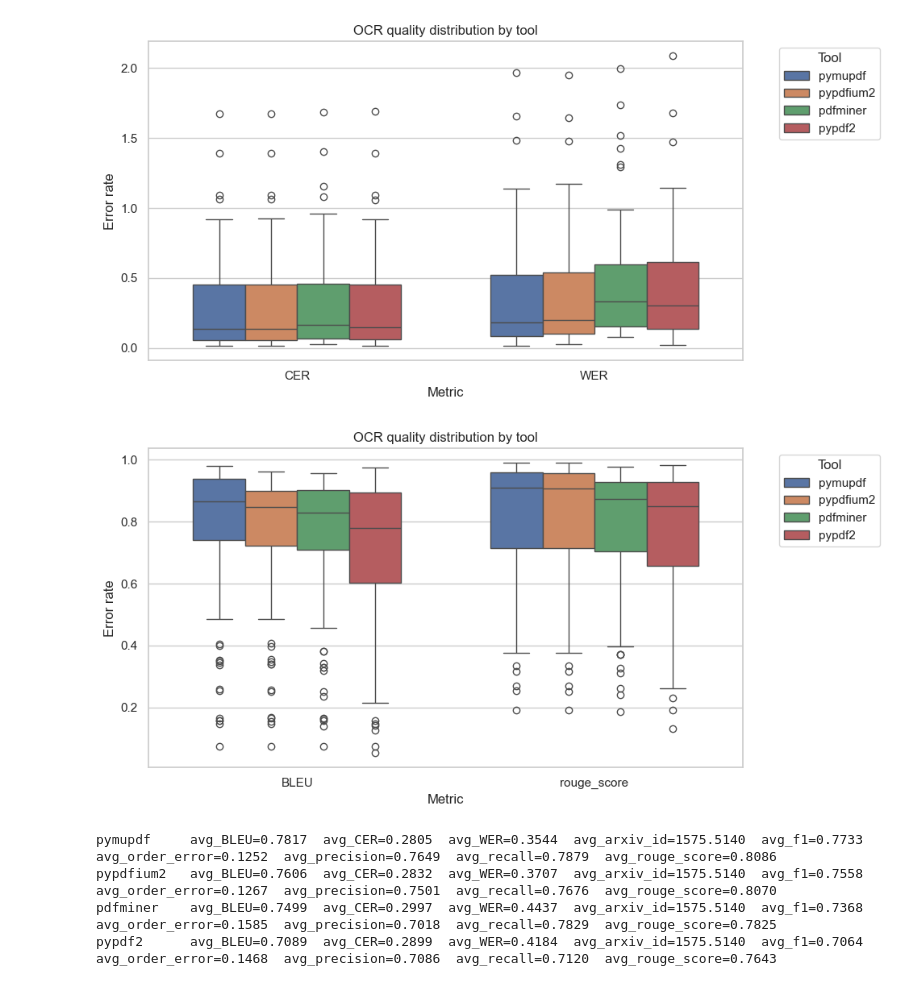
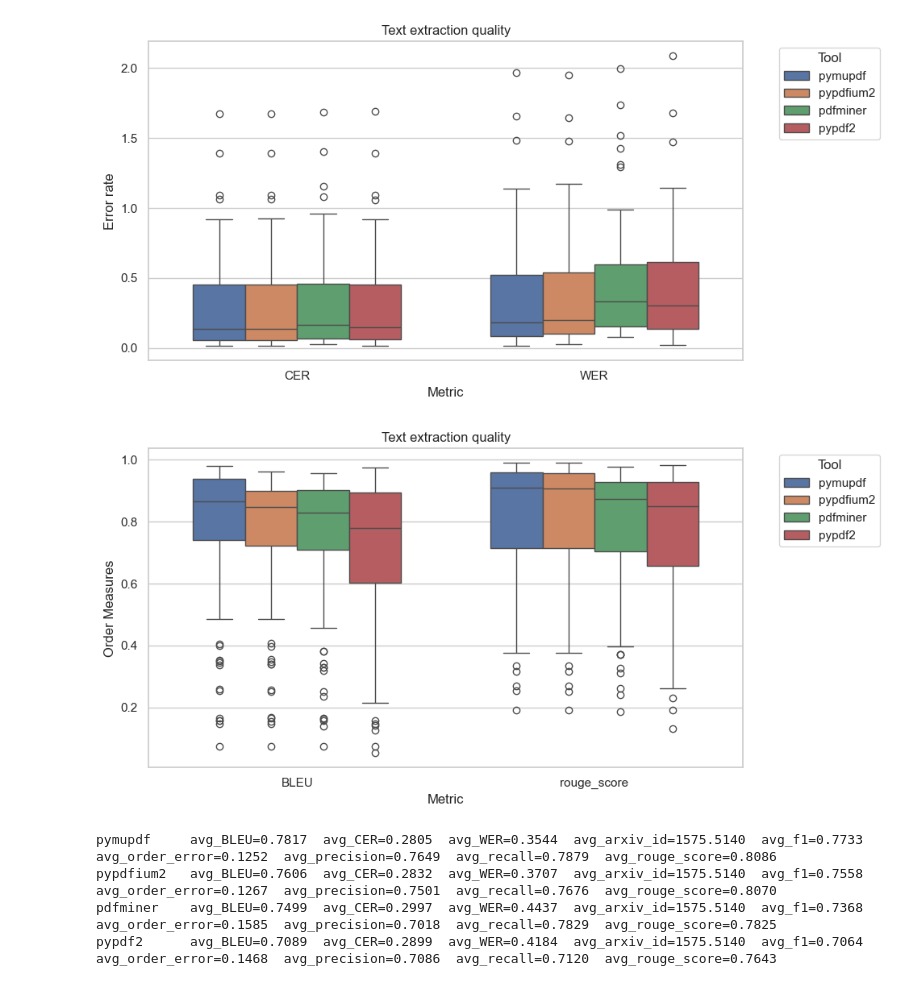
Before and after one commit to sanath95/Layout-Aware-Metadata-Extraction-Framework, a Jupyter notebook: Notebooks/pdf_extraction/eval_pdf_text_extraction.ipynb, the cells around one changed output. Drawn from its saved outputs; the diff is of its cells as text; code cells hidden in the pictures.

Commit message:
correct title of plot

```diff
--- a/Notebooks/pdf_extraction/eval_pdf_text_extraction.ipynb
+++ b/Notebooks/pdf_extraction/eval_pdf_text_extraction.ipynb
@@ -171,35 +171,35 @@ import seaborn as sns   # convenient for grouped box-plots
 records = [
     {"Tool": tool, **metric_dict}
     for tool, metric_list in s.items()
     for metric_dict in metric_list
 ]
 df = pd.DataFrame(records)
 
 # Melt so each metric becomes a row instead of a column
 long_df = df.melt(
     id_vars="Tool",
     value_vars=["CER", "WER"],
     var_name="Metric",
     value_name="Score",
 )
 
 # ---- draw the box-plot ----
 sns.set(style="whitegrid")                    # nicer defaults
 plt.figure(figsize=(10, 5))
 ax = sns.boxplot(
     data=long_df,
     x="Metric",
     y="Score",
     hue="Tool",
     width=0.7,
 )
-ax.set_title("OCR quality distribution by tool")
+ax.set_title("Text extraction quality")
 ax.set_ylabel("Error rate")
 plt.legend(title="Tool", bbox_to_anchor=(1.05, 1), loc="upper left")
 plt.tight_layout()
 plt.show()
 # %% [output]
-[figure, old version]
+[figure, new version]
 # %%
 
 import numpy as np
@@ -234,13 +234,13 @@ ax = sns.boxplot(
     hue="Tool",
     width=0.7,
 )
-ax.set_title("OCR quality distribution by tool")
-ax.set_ylabel("Error rate")
+ax.set_title("Text extraction quality")
+ax.set_ylabel("Order Measures")
 plt.legend(title="Tool", bbox_to_anchor=(1.05, 1), loc="upper left")
 plt.tight_layout()
 plt.show()
 # %% [output]
-[figure, old version]
+[figure, new version]
 # %%
 from collections import defaultdict
 from statistics import mean
```
Also changed, not shown: parts of 1 cell of this notebook.
